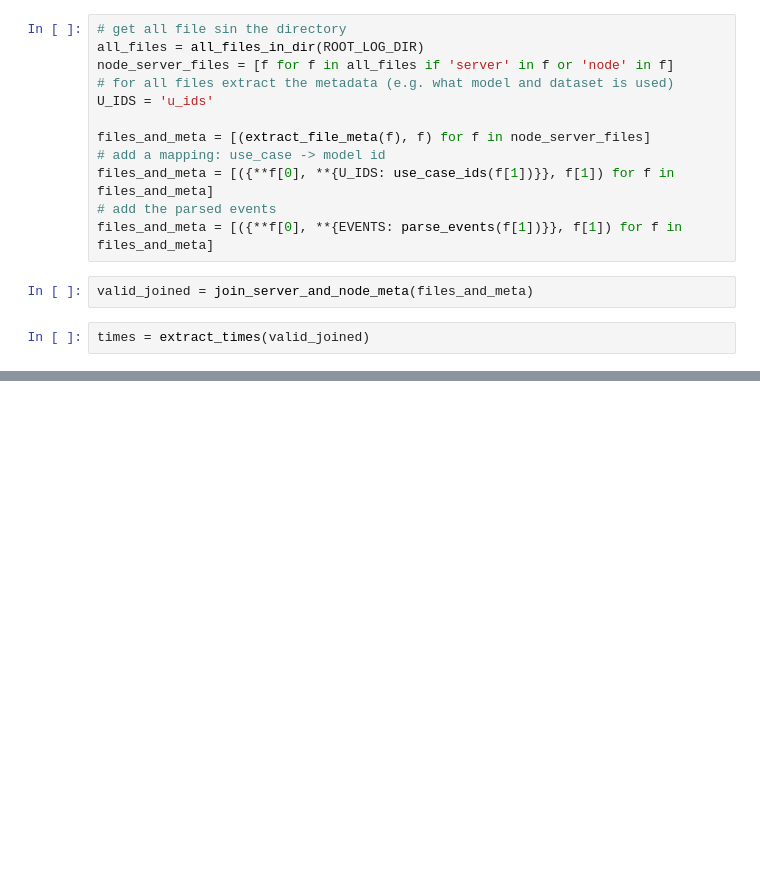
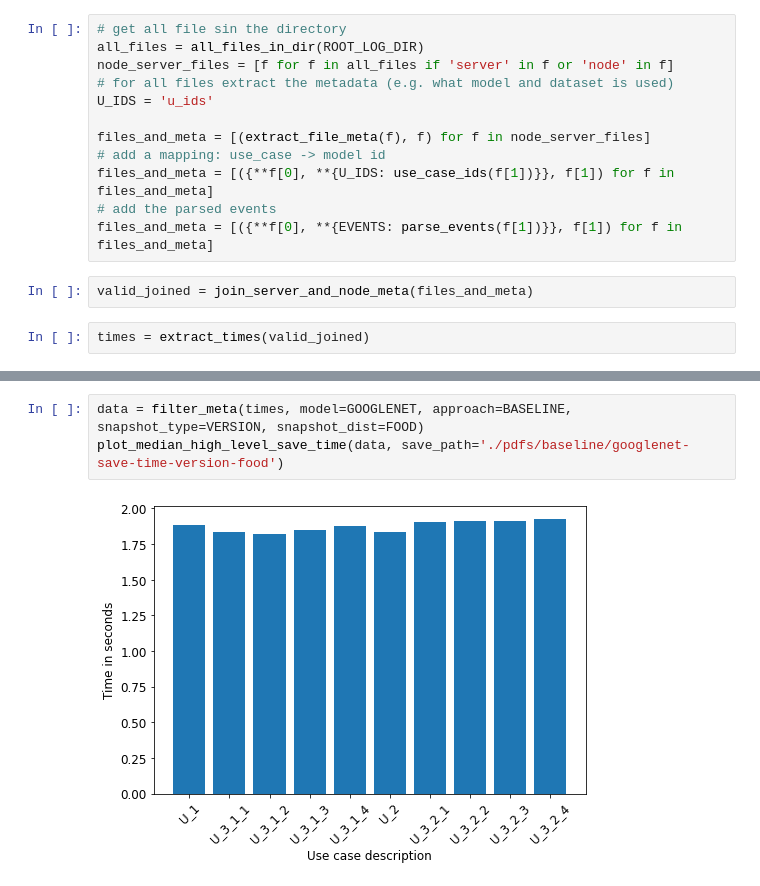
Before and after one commit to slin96/master-thesis, a Jupyter notebook: experiments/plots/save_recover_time.ipynb, the cells around one changed output, grey strips where cells are left out. Cells and saved outputs as stored; diff of their text form; blank space fills up the shorter version.

```diff
--- a/experiments/plots/save_recover_time.ipynb
+++ b/experiments/plots/save_recover_time.ipynb
@@ -199,0 +78,5 @@ for e in events:
+# %%
+data = filter_meta(times, model=GOOGLENET, approach=BASELINE, snapshot_type=VERSION, snapshot_dist=FOOD)
+plot_median_high_level_save_time(data, save_path='./pdfs/baseline/googlenet-save-time-version-food')
+# %% [output]
+[figure, added]
```
Also changed, not shown: parts of 83 cells of this notebook, 3 other files.
